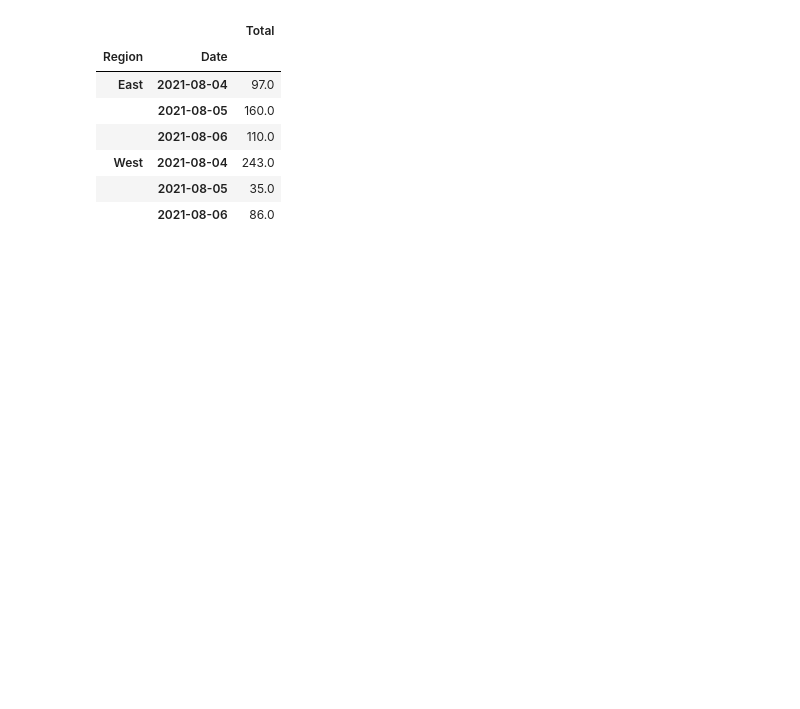
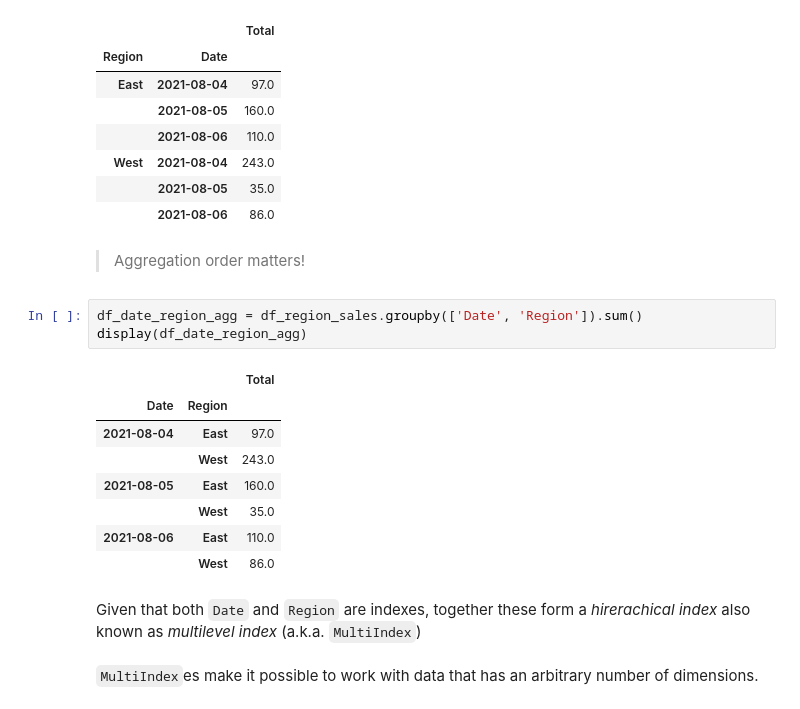
Before and after one commit to EstebanBorai/python-for-data-science, a Jupyter notebook: notebooks/sn03_aggregate_data.ipynb, the cells around one changed output. Cells and saved outputs as stored; diff of their text form; blank space fills up the shorter version.

```diff
--- a/notebooks/sn03_aggregate_data.ipynb
+++ b/notebooks/sn03_aggregate_data.ipynb
@@ -224,3 +224,21 @@ display(df_region_sales)
 | West | 2021-08-04 | 243.0 |
 |  | 2021-08-05 | 35.0 |
 |  | 2021-08-06 | 86.0 |
+# %% [markdown]
+> Aggregation order matters!
+# %%
+df_date_region_agg = df_region_sales.groupby(['Date', 'Region']).sum()
+display(df_date_region_agg)
+# %% [output]
+|  |  | Total |
+| Date | Region |  |
+| 2021-08-04 | East | 97.0 |
+|  | West | 243.0 |
+| 2021-08-05 | East | 160.0 |
+|  | West | 35.0 |
+| 2021-08-06 | East | 110.0 |
+|  | West | 86.0 |
+# %% [markdown]
+Given that both `Date` and `Region` are indexes, together these form a _hirerachical index_ also known as _multilevel index_ (a.k.a. `MultiIndex`)
+# %% [markdown]
+`MultiIndex`es make it possible to work with data that has an arbitrary number of dimensions.
```
Also changed, not shown: parts of 7 cells of this notebook.
